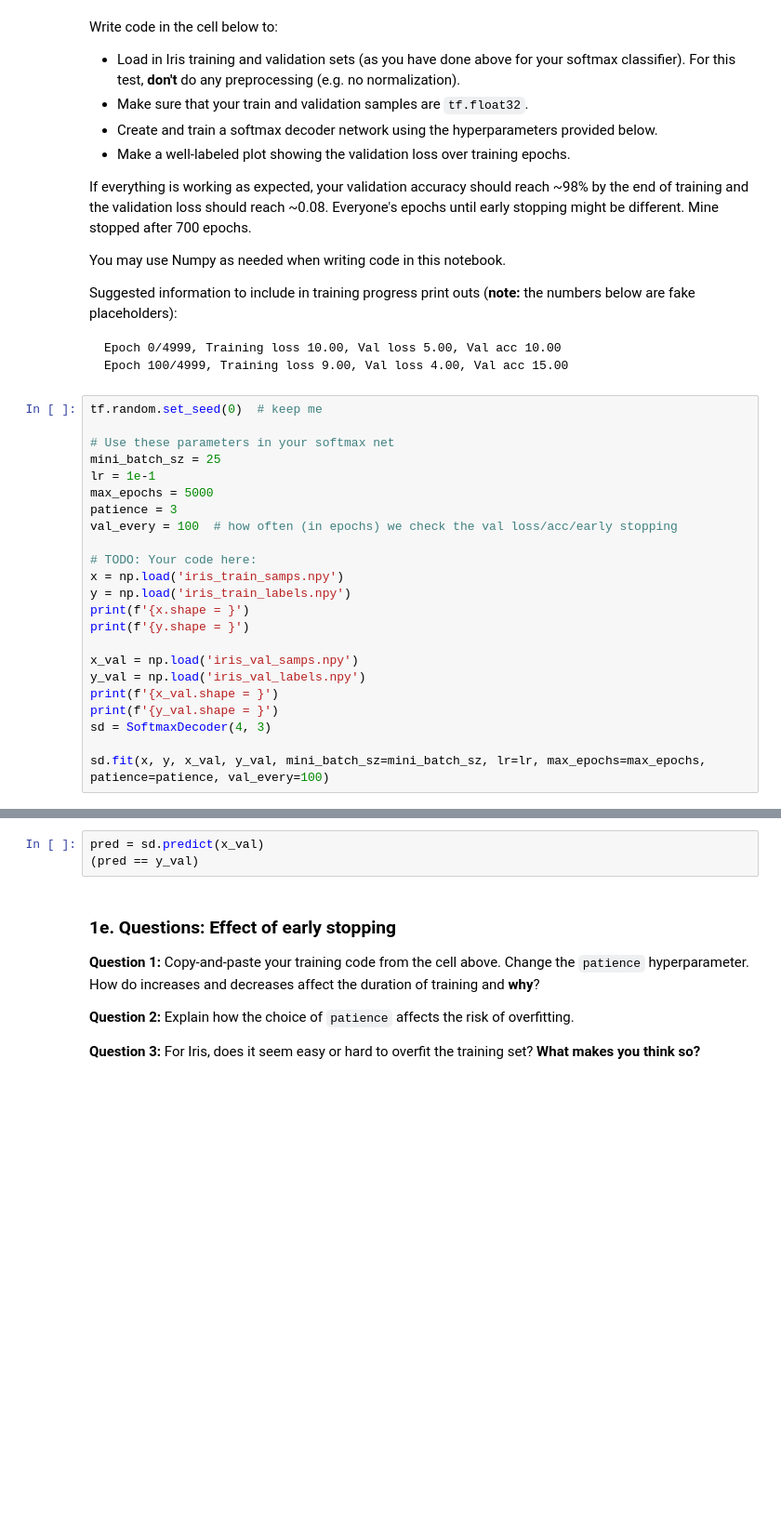
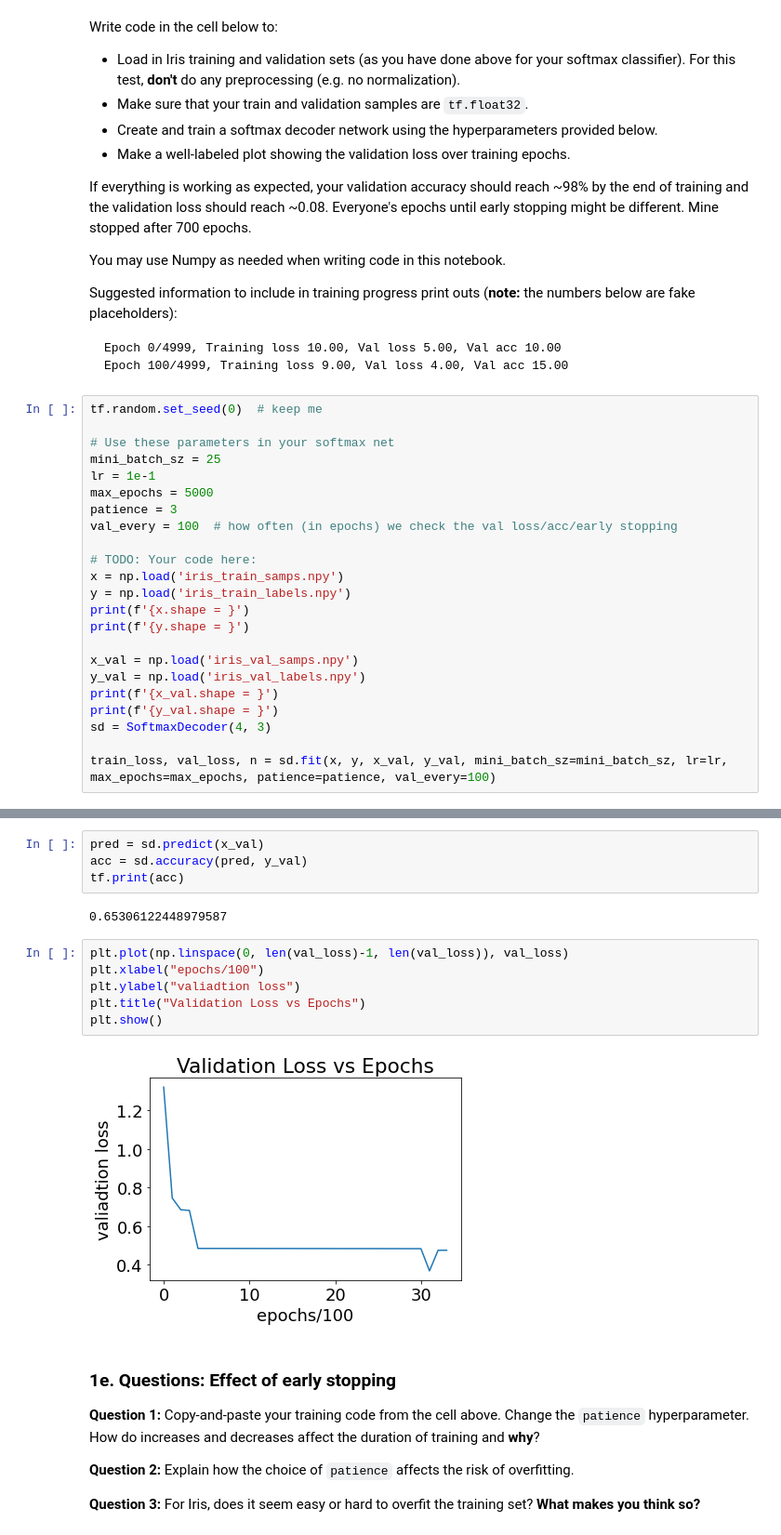
Before and after one commit to gtflor24/Project1, a Jupyter notebook: neural_decoding.ipynb, the cells around one changed output, grey strips where cells are left out. Shown: that part at 93% size. Saved outputs shown, nothing was run; the diff lists cells and outputs as text; blank space fills up the shorter version.

```diff
--- a/neural_decoding.ipynb
+++ b/neural_decoding.ipynb
@@ -290,4 +366,4 @@ print(f'{x_val.shape = }')
 print(f'{y_val.shape = }')
 sd = SoftmaxDecoder(4, 3)
 
-sd.fit(x, y, x_val, y_val, mini_batch_sz=mini_batch_sz, lr=lr, max_epochs=max_epochs, patience=patience, val_every=100)
+train_loss, val_loss, n = sd.fit(x, y, x_val, y_val, mini_batch_sz=mini_batch_sz, lr=lr, max_epochs=max_epochs, patience=patience, val_every=100)
@@ -294,6 +388,17 @@ sd.fit(x, y, x_val, y_val, mini_batch_sz=mini_batch_sz, lr=lr, max_epochs=max_ep
 # %%
 pred = sd.predict(x_val)
-(pred == y_val)
+acc = sd.accuracy(pred, y_val)
+tf.print(acc)
+# %% [output]
+0.65306122448979587
+# %%
+plt.plot(np.linspace(0, len(val_loss)-1, len(val_loss)), val_loss)
+plt.xlabel("epochs/100")
+plt.ylabel("valiadtion loss")
+plt.title("Validation Loss vs Epochs")
+plt.show()
+# %% [output]
+[figure, added]
 # %% [markdown]
 ### 1e. Questions: Effect of early stopping
 
```
Also changed, not shown: parts of 21 cells of this notebook, 3 other files.
